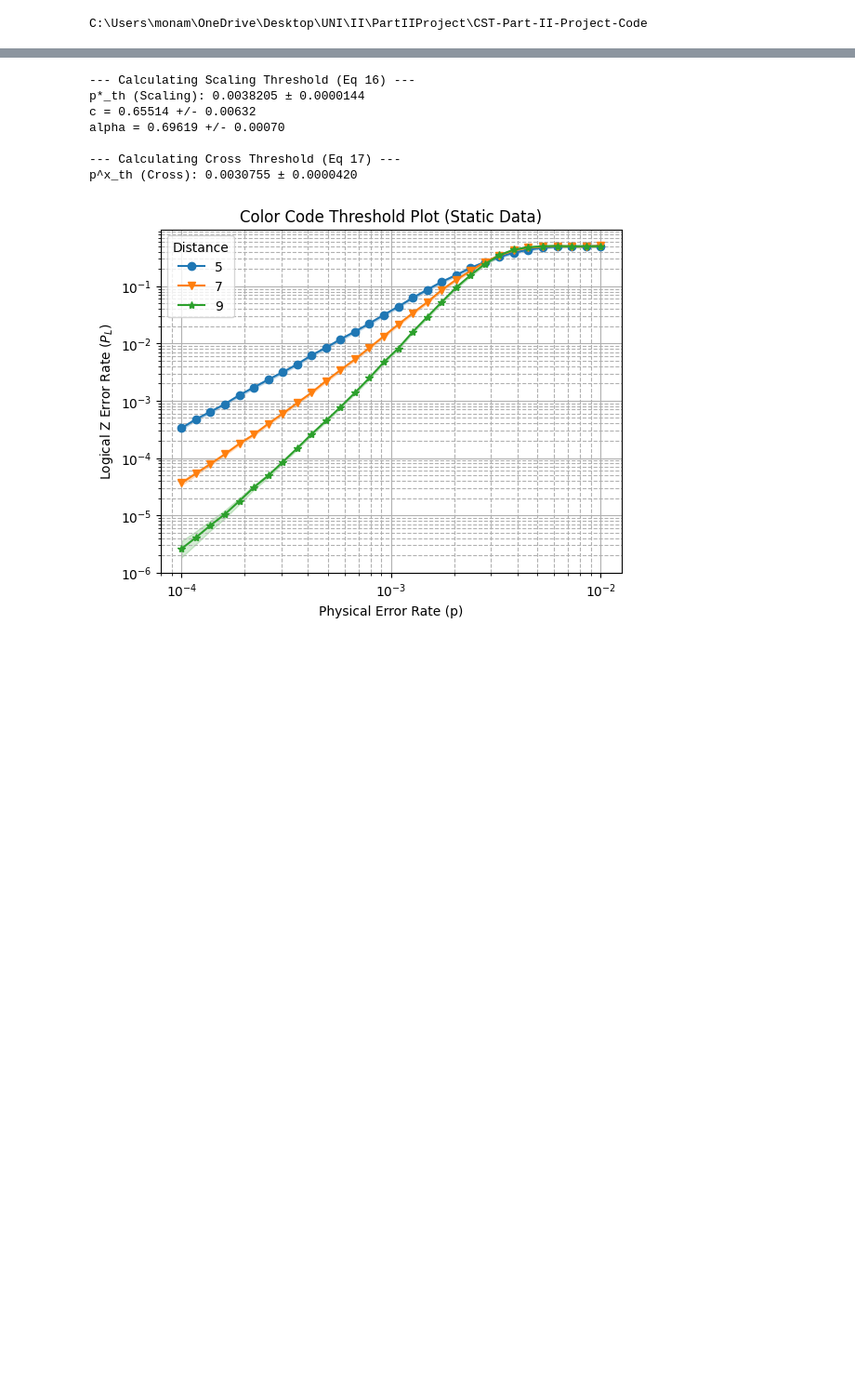
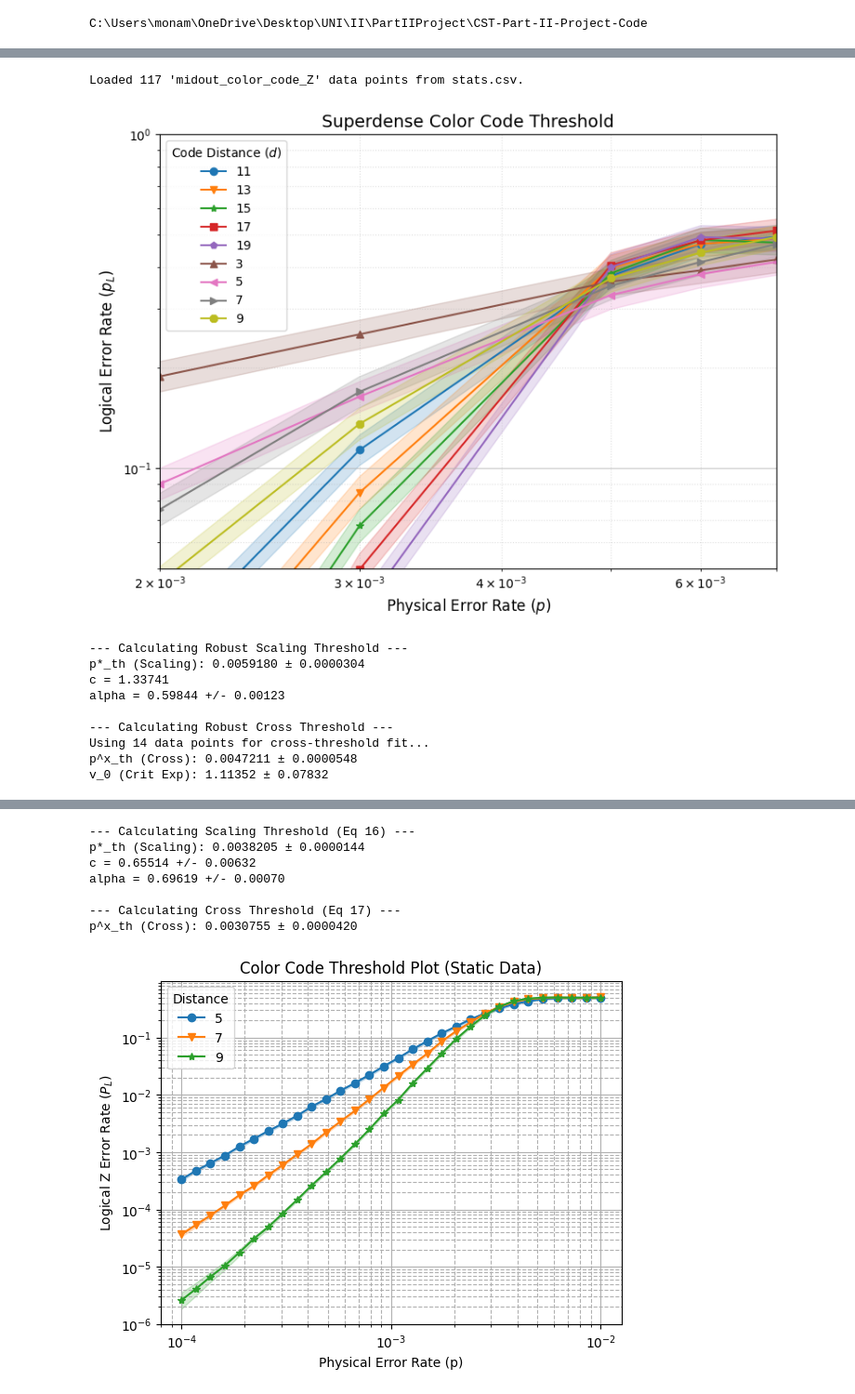
Before and after one commit to monamoeba/CST-Part-II-Project-Code, a Jupyter notebook: color_code_experiments/evaluation_plots.ipynb, the cells around one changed output, grey strips where cells are left out. Shown at 93% size. Drawn from its saved outputs; the diff is of its cells as text; code cells hidden in the pictures; blank space fills up the shorter version.

Commit message:
more threshold shenanigans

```diff
--- a/color_code_experiments/evaluation_plots.ipynb
+++ b/color_code_experiments/evaluation_plots.ipynb
@@ -13,0 +258,77 @@ import json
+# %%
+import sinter
+from typing import List
+
+def plot_sinter_thresholds(stats: List[sinter.TaskStats], title: str = "Superdense Color Code Threshold"):
+    """
+    Plots the logical error rate vs physical error rate, grouped by code distance.
+    """
+    fig, ax = plt.subplots(figsize=(8, 6))
+
+    sinter.plot_error_rate(
+        ax=ax,
+        stats=stats,
+        x_func=lambda stat: stat.json_metadata['p'],
+        group_func=lambda stat: stat.json_metadata['d']
+    )
+
+    # Format the plot
+    ax.set_xscale('log')
+    ax.set_yscale('log')
+
+    ax.set_title(title, fontsize=14)
+    ax.set_xlabel('Physical Error Rate ($p$)', fontsize=12)
+    ax.set_ylabel('Logical Error Rate ($p_L$)', fontsize=12)
+
+    ax.grid(which='major', linestyle='-', alpha=0.7)
+    ax.grid(which='minor', linestyle=':', alpha=0.4)
+    ax.set_xlim(2e-3, 7e-3)
+    ax.set_ylim(5e-2,1)
+    ax.legend(title="Code Distance ($d$)", fontsize=10)
+    plt.tight_layout()
+    plt.show()
+
+
+def load_and_filter_stats(csv_path: str, filter_keyword: str = "superdense") -> List[sinter.TaskStats]:
+    """
+    Reads a Sinter CSV file and extracts TaskStats objects that match a keyword.
+    """
+    filtered_stats = []
+    try:
+        all_stats = sinter.read_stats_from_csv_files(csv_path)
+    except Exception as e:
+        print(f"Failed to read Sinter CSV: {e}")
+        return []
+
+    for stat in all_stats:
+        metadata_str = str(stat.json_metadata).lower()
+
+        if filter_keyword.lower() in metadata_str:
+            filtered_stats.append(stat)
+
+    print(f"Loaded {len(filtered_stats)} '{filter_keyword}' data points from {csv_path}.")
+    return filtered_stats
+
+if __name__ == "__main__":
+    csv_file_path = "stats.csv"
+    superdense_stats = load_and_filter_stats(csv_file_path, filter_keyword="midout_color_code_Z")
+
+    if superdense_stats:
+        plot_sinter_thresholds(superdense_stats)
+        scale_fit, cross_fit = calculate_robust_thresholds(
+            superdense_stats,
+            estimated_crossing=0.0040,
+            min_d=7
+        )
+# %% [output]
+Loaded 117 'midout_color_code_Z' data points from stats.csv.
+[figure, added]
+--- Calculating Robust Scaling Threshold ---
+p*_th (Scaling): 0.0059180 ± 0.0000304
+c = 1.33741
+alpha = 0.59844 +/- 0.00123
+
+--- Calculating Robust Cross Threshold ---
+Using 14 data points for cross-threshold fit...
+p^x_th (Cross): 0.0047211 ± 0.0000548
+v_0 (Crit Exp): 1.11352 ± 0.07832
```
Also changed, not shown: parts of 3 cells of this notebook, 8 other files.
